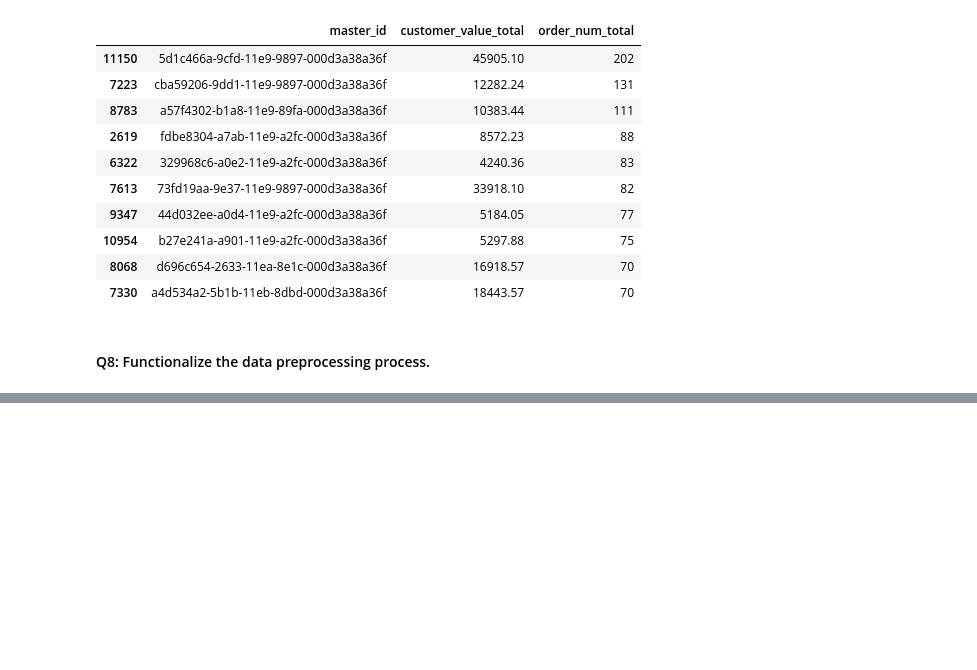
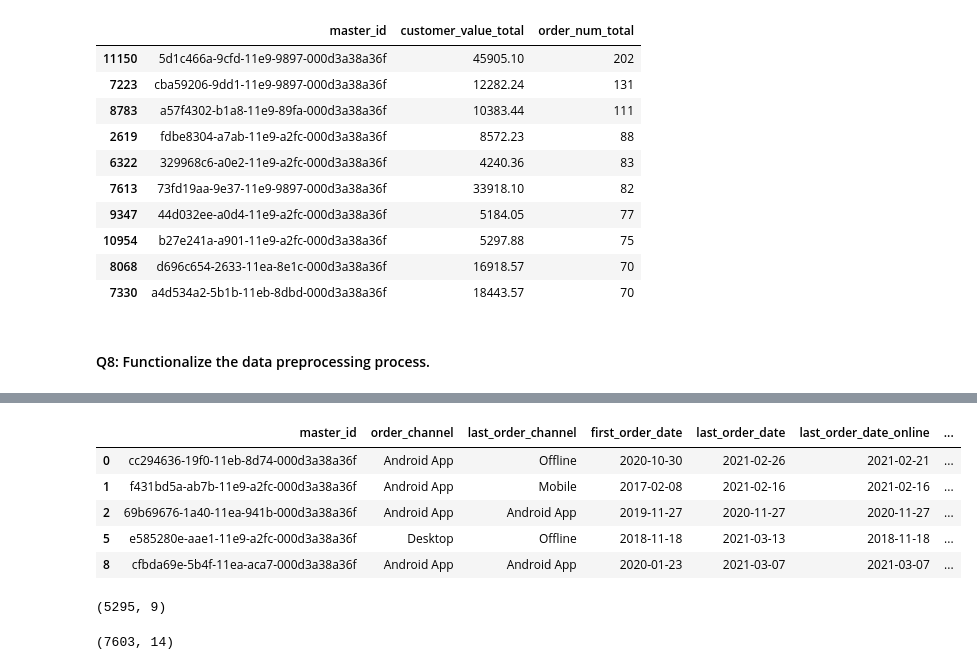
Before and after one commit to bekowashere/rfm-flo, a Jupyter notebook: rfm.ipynb, the cells around one changed output, grey strips where cells are left out. Cells and saved outputs as stored; diff of their text form; code cells hidden in the pictures; blank space fills up the shorter version.

```diff
--- a/rfm.ipynb
+++ b/rfm.ipynb
@@ -340,0 +374,18 @@ segment_analysis.head()
+# %%
+women = df[df["interested_in_categories_12"].str.contains("KADIN")]
+women.head()
+# %% [output]
+|  | master_id | order_channel | last_order_channel | first_order_date | last_order_date | last_order_date_online | ... |
+| 0 | cc294636-19f0-11eb-8d74-000d3a38a36f | Android App | Offline | 2020-10-30 | 2021-02-26 | 2021-02-21 | ... |
+| 1 | f431bd5a-ab7b-11e9-a2fc-000d3a38a36f | Android App | Mobile | 2017-02-08 | 2021-02-16 | 2021-02-16 | ... |
+| 2 | 69b69676-1a40-11ea-941b-000d3a38a36f | Android App | Android App | 2019-11-27 | 2020-11-27 | 2020-11-27 | ... |
+| 5 | e585280e-aae1-11e9-a2fc-000d3a38a36f | Desktop | Offline | 2018-11-18 | 2021-03-13 | 2018-11-18 | ... |
+| 8 | cfbda69e-5b4f-11ea-aca7-000d3a38a36f | Android App | Android App | 2020-01-23 | 2021-03-07 | 2021-03-07 | ... |
+# %%
+loyal_customers.shape
+# %% [output]
+(5295, 9)
+# %%
+women.shape
+# %% [output]
+(7603, 14)
```
Also changed, not shown: parts of 38 cells of this notebook, 1 other file.
